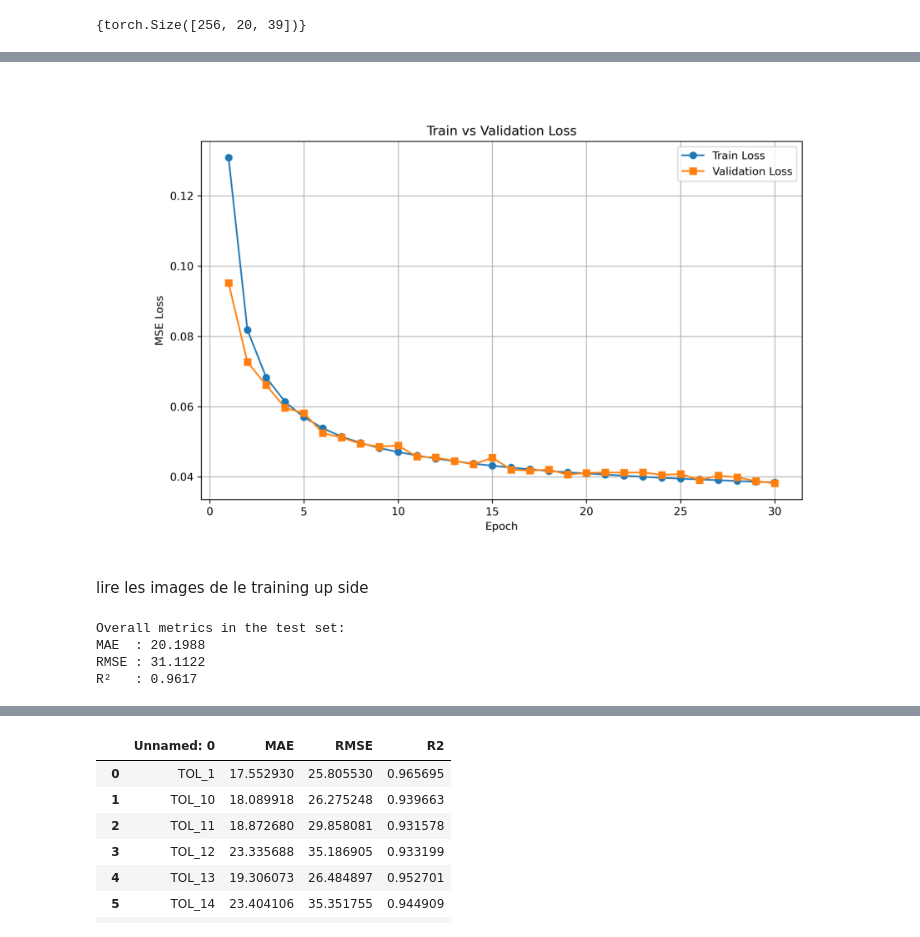
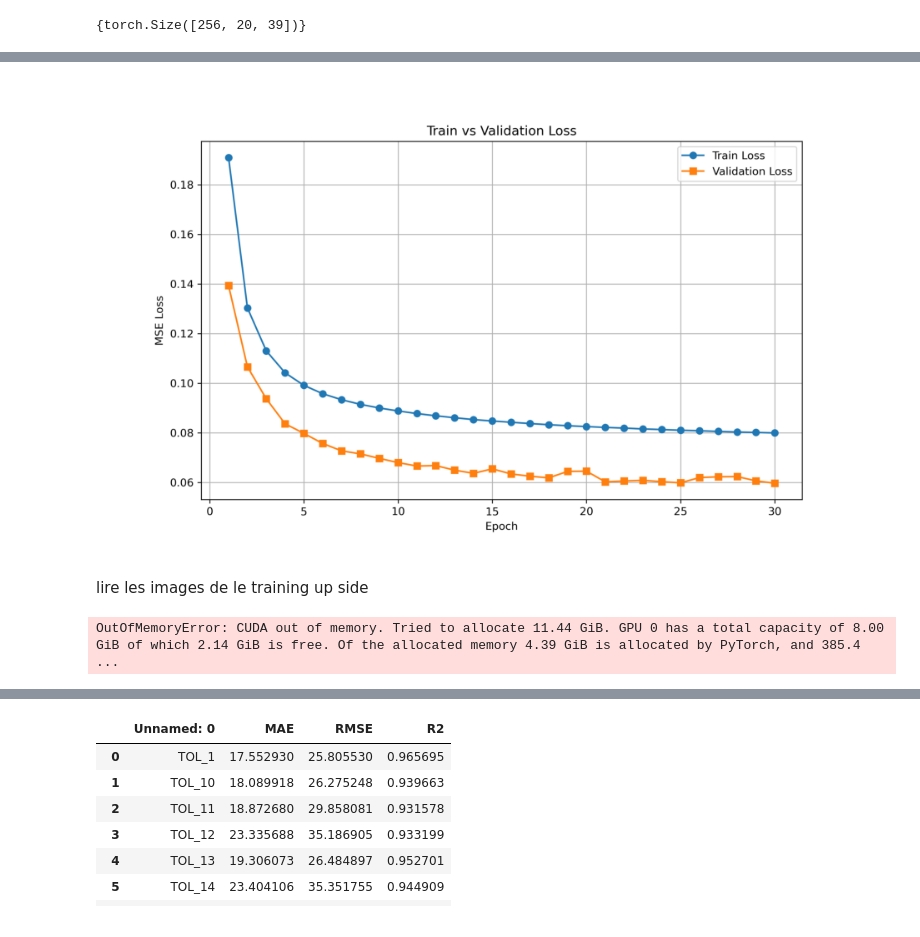
Before and after one commit to BrunoRichard98/Mini_Challenge_Capteur_Virtuel_AirLoadBench, a Jupyter notebook: Mini_Challenge_Bruno_Samuel_Multi_Model.ipynb, the cells around one changed output, grey strips where cells are left out. Saved outputs shown, nothing was run; the diff lists cells and outputs as text; code cells hidden in the pictures.

Commit message:
Training completed

```diff
--- a/Mini_Challenge_Bruno_Samuel_Multi_Model.ipynb
+++ b/Mini_Challenge_Bruno_Samuel_Multi_Model.ipynb
@@ -297,39 +310,48 @@ KeyboardInterrupt:
 # %%
-img = mpimg.imread("Train_vs_Validation_Loss.png")
+img = mpimg.imread("Train_vs_Validation_Loss_Mercosur.png")
 
 plt.figure(figsize=(12, 10))
 plt.imshow(img)
 plt.axis("off")
 plt.show()
 # %% [output]
-[figure, old version]
+[figure, new version]
 # %% [markdown]
 lire les images de le training up side
 # %%
+# capteur_model.eval()
+# with torch.no_grad():
+#      X_test_t = torch.tensor(X_test_scaled, dtype=torch.float32).to(device)
+
+#      X_test_t = X_test_t.contiguous().to(device) # teste pra ver se da certo
+
+#      y_pred_scaled = capteur_model(X_test_t).cpu().numpy()
+
 capteur_model.eval()
 with torch.no_grad():
-     X_test_t = torch.tensor(X_test_scaled, dtype=torch.float32).to(device)
-     y_pred_scaled = capteur_model(X_test_t).cpu().numpy()
+    X_test_t = torch.tensor(X_test_scaled, dtype=torch.float32)
 
+    if X_test_t.dim() == 2:     # (N, features)
+        X_test_t = X_test_t.unsqueeze(1)  # vira (N, 1, features), seq_len = 1
+
+    X_test_t = X_test_t.contiguous().to(device)
+    y_pred_scaled = capteur_model(X_test_t).cpu().numpy()
 
 y_test_real = scaler_y.inverse_transform(y_test)
 y_pred_real = scaler_y.inverse_transform(y_pred_scaled)
 
- y_pred_real = scaler_y.inverse_transform(y_pred_scaled)
- y_test_real = scaler_y.inverse_transform(y_test_scaled)
+y_pred_real = scaler_y.inverse_transform(y_pred_scaled)
+y_test_real = scaler_y.inverse_transform(y_test_scaled)
 
 # # métricas globais
- mae_global  = mean_absolute_error(y_test_real, y_pred_real)
- rmse_global = mean_squared_error(y_test_real, y_pred_real, squared=False)
- r2_global   = r2_score(y_test_real, y_pred_real)
+mae_global  = mean_absolute_error(y_test_real, y_pred_real)
+rmse_global = mean_squared_error(y_test_real, y_pred_real, squared=False)
+r2_global   = r2_score(y_test_real, y_pred_real)
 
- print("Overall metrics in the test set:")
- print(f"MAE  : {mae_global:.4f}")
- print(f"RMSE : {rmse_global:.4f}")
- print(f"R²   : {r2_global:.4f}")
+print("Overall metrics in the test set:")
+print(f"MAE  : {mae_global:.4f}")
+print(f"RMSE : {rmse_global:.4f}")
+print(f"R²   : {r2_global:.4f}")
 # %% [output]
-Overall metrics in the test set:
-MAE  : 20.1988
-RMSE : 31.1122
-R²   : 0.9617
+OutOfMemoryError: CUDA out of memory. Tried to allocate 11.44 GiB. GPU 0 has a total capacity of 8.00 GiB of which 2.14 GiB is free. Of the allocated memory 4.39 GiB is allocated by PyTorch, and 385.4 ...
 # %%
```
Also changed, not shown: parts of 3 cells of this notebook.
